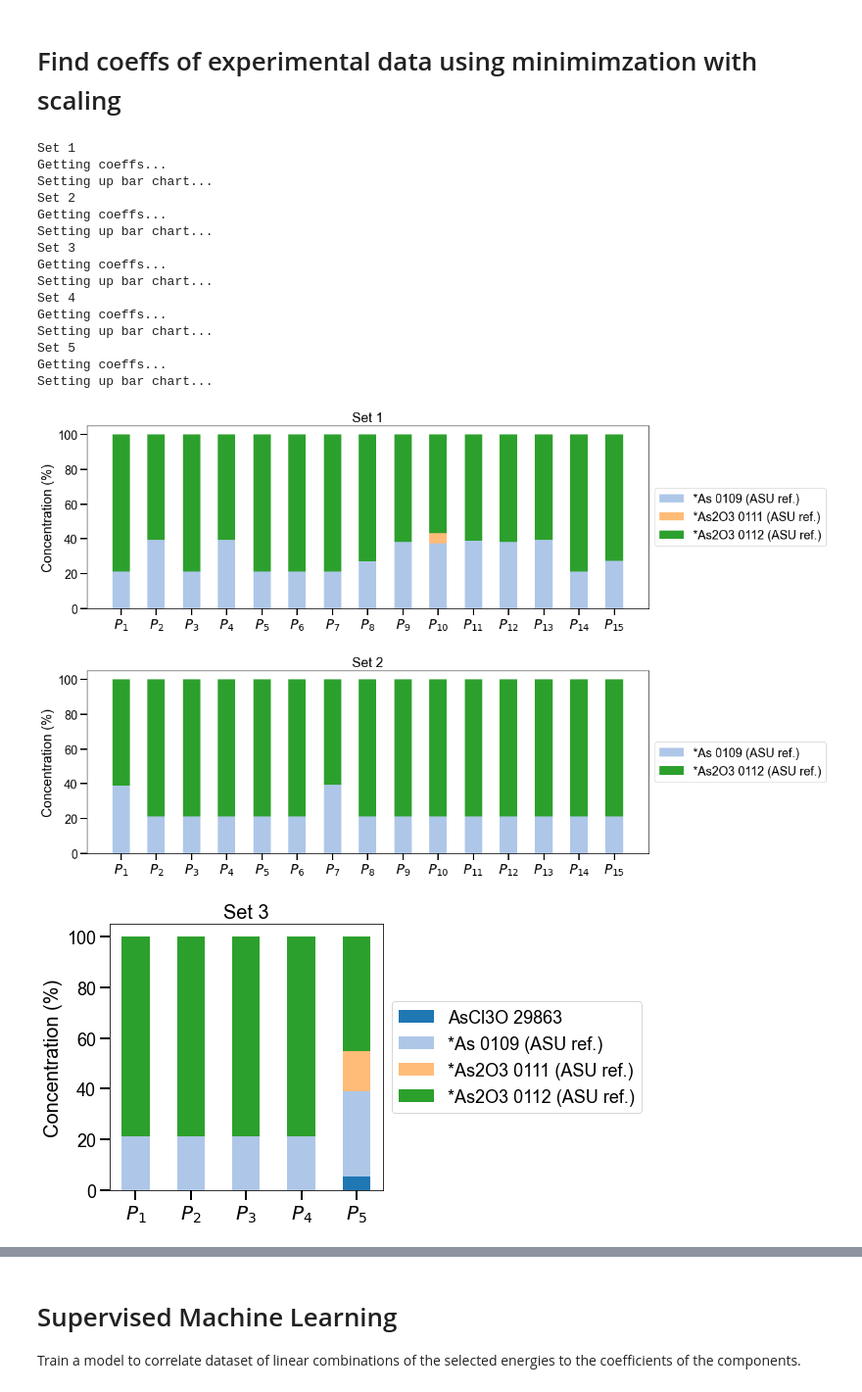
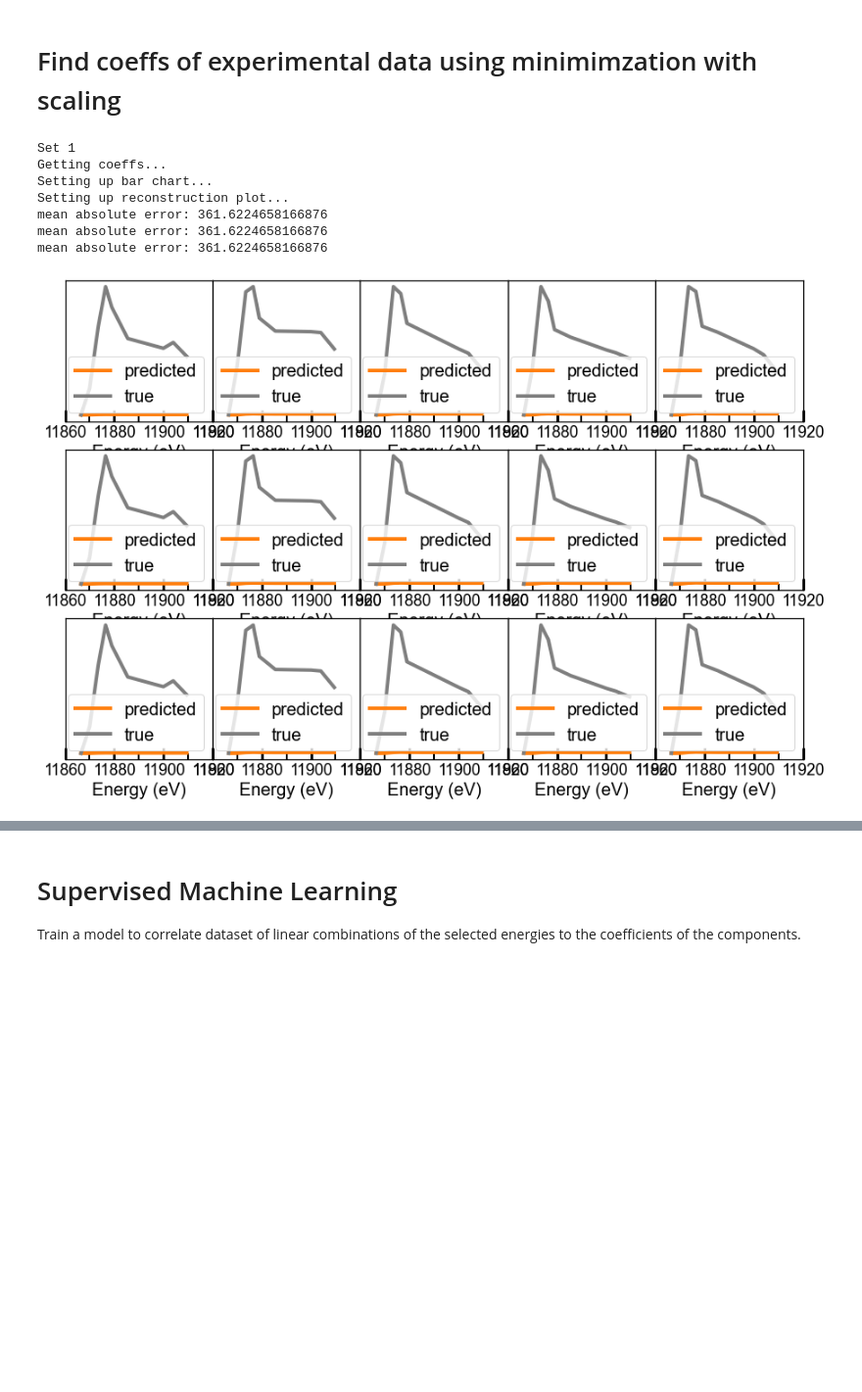
Before and after one commit to stetef/Energy-Point-Selection, a Jupyter notebook: Data Analysis.ipynb, the cells around one changed output, grey strips where cells are left out. Shown at 98% size. Drawn from its saved outputs; the diff is of its cells as text; code cells hidden in the pictures; blank space fills up the shorter version.

Commit message:
more recon and bar chart tweaks

```diff
--- a/Data Analysis.ipynb
+++ b/Data Analysis.ipynb
@@ -337,6 +337,6 @@ plt.savefig('Figures/linescans_smushed.png', dpi=800, transparent=True, bbox_inc
 # %% [markdown]
 # Minimization of a reconstruction loss
 # %%
-X = Energies * 1000
+X_energies = Energies * 1000
 interperlator = interp1d(energy, refs)
-Y_Refs = interperlator(X)
+Y_Refs = interperlator(X_energies)
@@ -432,0 +488,5 @@ Noise: 5.0%
+# %%
+metric = 'mean_squared_error'
+lambda1 = 0.
+noises = np.arange(0, 0.06, 0.01)
+Errors = get_errors_with_different_noises(Y_Refs , noises=noises, metric=metric, lambda1=lambda1)
@@ -434,7 +501,6 @@ Noise: 5.0%
 fig, ax = plt.subplots(figsize=(6, 6))
 
 labels = ['True error', 'Unscaled error', 'Scaled error']
-noises = np.arange(0, 0.06, 0.01)
 ax.axvspan(0.875, 1.875, fc=plt.cm.tab10(7), alpha=0.3)
 
 for i, noise in enumerate(noises):
@@ -445,7 +511,6 @@ for i, noise in enumerate(noises):
             label = f"Noise = {noise * 100}%"
         else:
             label = None
-        #print(j + i*0.15)
         plt.errorbar(np.array([j]) + i*0.15, np.average(err), yerr=np.std(err), fmt='o',
                      color=plt.cm.tab10(i), label=label)
 
@@ -453,14 +518,14 @@ plt.legend(fontsize=18, bbox_to_anchor=(1., 0.5), loc='center left')
 
 ax.tick_params(direction='out', width=3, length=13, which='major', axis='both')
 
-ax.set_ylabel('Mean absolute error', fontsize=20)
-ax.set_yticklabels(np.array(ax.get_yticks(), dtype=float), fontsize=16)
+ax.set_ylabel('Mean squared error', fontsize=20)
+plt.setp(ax.get_yticklabels(), fontsize=16)
 
 x_pos = np.array([i + 0.3 for i, _ in enumerate(labels)])
-ax.set_xticklabels(np.array(ax.get_xticks(), dtype=float), fontsize=16)
+plt.setp(ax.get_xticklabels(), fontsize=16)
 plt.xticks(x_pos, labels, fontsize=18)
 
-ax.yaxis.set_major_formatter(FormatStrFormatter('%.2f'))
+ax.yaxis.set_major_formatter(FormatStrFormatter('%.3f'))
 set_spine_width(ax, width=1.3)
 
 plt.savefig('Figures/minimization_optimization_noise_error.png', dpi=800,
@@ -472,38 +537,58 @@ plt.savefig('Figures/minimization_optimization_noise_error.png', dpi=800,
 # %%
 for Set in range(1, 6):
     print(f'Set {Set}')
     setdata = DATA[Set]
     Spectra = []
     for i, pt in enumerate(setdata):
         spectrum = np.array(pt['I'], dtype=float)
         Spectra.append(spectrum)
+    Spectra = np.array(Spectra)
     print('Getting coeffs...')
-    Scales, Coeffs = get_coeffs_from_spectra(np.array(Spectra), Y_Refs, scaling=True, tol=0.05)
+
+    Scales, Coeffs = get_coeffs_from_spectra(Spectra, Y_Refs, scaling=True,
+                                             lambda1=0.3, tol=0.01)
     print('Setting up bar chart...')
-
-    fig, ax = plt.subplots(figsize=(len(setdata), 5), ncols=1)
+    """
+    fig, ax = plt.subplots(figsize=(len(setdata), 5))
     plt.subplots_adjust(wspace=0, hspace=0.25)
 
-    make_conc_bar_chart((fig, ax), Coeffs, data_columns, ncol=1, compress_colors=False)
+    make_conc_bar_chart((fig, ax), Coeffs, data_columns, width=0.75, varcolor=0, format_ticks=False)
+
+    m = Coeffs.shape[0]
+    labels = ["$" + "P_{" + f"{i}" + "}$" for i in range(1, m + 1)]
+    ax.set_xticks(np.arange(0, m))
+    ax.set_xticklabels(labels, fontsize=18)
+
+    plt.setp(ax.get_yticklabels(), fontsize=16)
 
     plt.title(f'Set {Set}', fontsize=20)
     plt.savefig(f'Figures/Set_{Set}_coeff_bar_chart.png', dpi=800, transparent=True)
+    """
+    print('Setting up reconstruction plot...')
+
+    m = 5
+    N = len(Spectra)
+    nrows = N//m
+    fig, axes = plt.subplots(figsize=(5*nrows, 5*2), ncols=m, nrows=nrows)
+    plt.subplots_adjust(wspace=0, hspace=0.2)
+
+    for i in range(axes.shape[0]):
+        err = plot_reconstructions((fig, axes[i, :]), Spectra, Coeffs, m, X_energies,
+                                       Y_Refs, scale=Scales, color=2)
+        for j in range(axes.shape[1]):
+            axes[i, j].set_ylabel(None)
+            set_spine_width(axes[i, j], width=1.3)
+
+    plt.savefig(f'Figures/Set_{Set}_recon_plot.png',
+                dpi=800, bbox_inches='tight', transparent=True)
+
+    break
 # %% [output]
 Set 1
 Getting coeffs...
 Setting up bar chart...
-Set 2
-Getting coeffs...
-Setting up bar chart...
-Set 3
-Getting coeffs...
-Setting up bar chart...
-Set 4
-Getting coeffs...
-Setting up bar chart...
-Set 5
-Getting coeffs...
-Setting up bar chart...
+Setting up reconstruction plot...
+mean absolute error: 361.6224658166876
+mean absolute error: 361.6224658166876
+mean absolute error: 361.6224658166876
-[figure, old version]
+[figure, new version]
-[figure, removed]
-[figure, removed]
```
Also changed, not shown: parts of 20 cells of this notebook, 17 other files.
